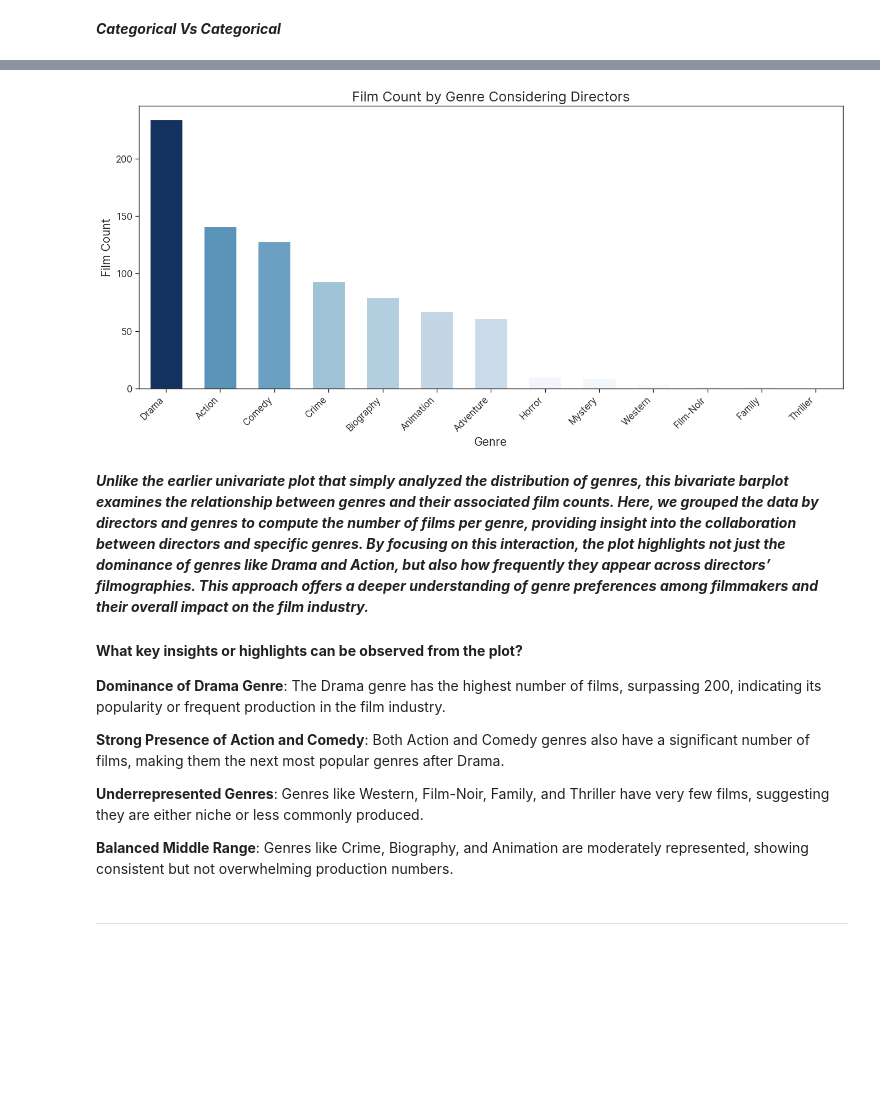
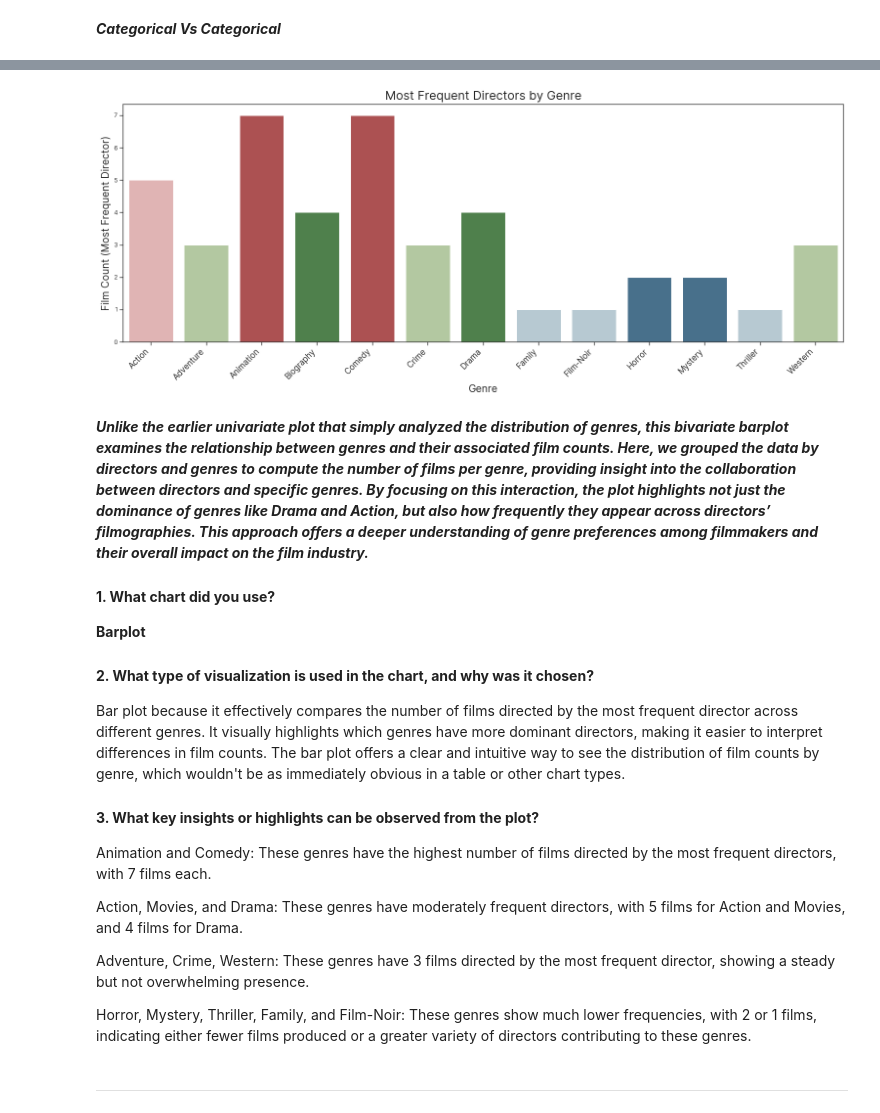
Before and after one commit to NEO-DAS/MyRepository, a Jupyter notebook: Source_code/code.ipynb, the cells around one changed output, grey strips where cells are left out. Saved outputs shown, nothing was run; the diff lists cells and outputs as text; code cells hidden in the pictures; blank space fills up the shorter version.

```diff
--- a/Source_code/code.ipynb
+++ b/Source_code/code.ipynb
@@ -1326,28 +1306,41 @@ Film_counts = df['Dominant_Genre'].value_counts().reset_index(name='Film_Count')
+# %%
+# Step 1: Aggregate the data
+top_directors = df.groupby(['Dominant_Genre', 'Director']).size().reset_index(name='Film_Count')
+
+# Step 2: Filter to get the most appeared director per genre
+most_appeared_directors = top_directors.loc[top_directors.groupby('Dominant_Genre')['Film_Count'].idxmax()]
+#most_appeared_directors
 # %%
-plt.figure(figsize=(14, 7))
-sns.barplot(x='Dominant_Genre', y='Film_Count', data=Film_counts, palette='Blues', hue ='Film_Count', legend = False, width=0.6)
-
-plt.title("Film Count by Genre Considering Directors", fontsize=18)
-plt.xlabel('Genre', fontsize=15)
-plt.ylabel('Film Count', fontsize=15)
+plt.figure(figsize=(16, 7))
+sns.barplot(x='Dominant_Genre', y='Film_Count', data=most_appeared_directors, palette = 'Paired', hue = 'Film_Count', legend=False, saturation =0.45)
+plt.title("Most Frequent Directors by Genre", fontsize=18)
+plt.xlabel("Genre", fontsize=15)
+plt.ylabel("Film Count (Most Frequent Director)", fontsize=15)
 plt.xticks(rotation=45, ha='right', fontsize=12)
-plt.yticks(fontsize=12)
-plt.tight_layout(pad=2)
+plt.tight_layout(pad=3, w_pad=5, h_pad=5)
 plt.show()
 # %% [output]
-[figure, old version]
+[figure, new version]
 # %% [markdown]
 ***Unlike the earlier univariate plot that simply analyzed the distribution of genres, this bivariate barplot examines the relationship between genres and their associated film counts. Here, we grouped the data by directors and genres to compute the number of films per genre, providing insight into the collaboration between directors and specific genres. By focusing on this interaction, the plot highlights not just the dominance of genres like Drama and Action, but also how frequently they appear across directors’ filmographies. This approach offers a deeper understanding of genre preferences among filmmakers and their overall impact on the film industry.***
 
-#### **What key insights or highlights can be observed from the plot?**
+#### **1. What chart did you use?**
 
-**Dominance of Drama Genre**: The Drama genre has the highest number of films, surpassing 200, indicating its popularity or frequent production in the film industry.
+**Barplot**
 
-**Strong Presence of Action and Comedy**: Both Action and Comedy genres also have a significant number of films, making them the next most popular genres after Drama.
+#### **2. What type of visualization is used in the chart, and why was it chosen?**
 
-**Underrepresented Genres**: Genres like Western, Film-Noir, Family, and Thriller have very few films, suggesting they are either niche or less commonly produced.
+Bar plot because it effectively compares the number of films directed by the most frequent director across different genres. It visually highlights which genres have more dominant directors, making it easier to interpret differences in film counts. The bar plot offers a clear and intuitive way to see the distribution of film counts by genre, which wouldn't be as immediately obvious in a table or other chart types.
 
-**Balanced Middle Range**: Genres like Crime, Biography, and Animation are moderately represented, showing consistent but not overwhelming production numbers.
+#### **3. What key insights or highlights can be observed from the plot?**
+
+Animation and Comedy: These genres have the highest number of films directed by the most frequent directors, with 7 films each.
+
+Action, Movies, and Drama: These genres have moderately frequent directors, with 5 films for Action and Movies, and 4 films for Drama.
+
+Adventure, Crime, Western: These genres have 3 films directed by the most frequent director, showing a steady but not overwhelming presence.
+
+Horror, Mystery, Thriller, Family, and Film-Noir: These genres show much lower frequencies, with 2 or 1 films, indicating either fewer films produced or a greater variety of directors contributing to these genres.
 # %% [markdown]
 ---
 # %% [markdown]
```
Also changed, not shown: parts of 3 cells of this notebook.
